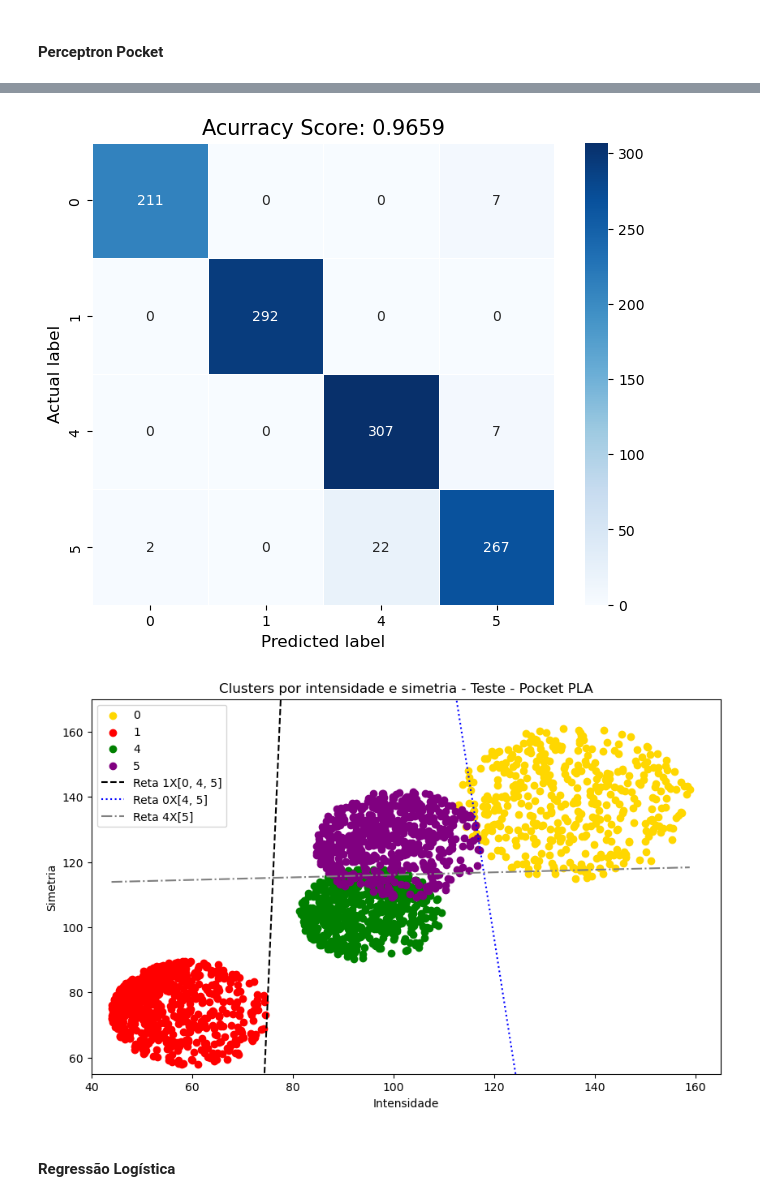
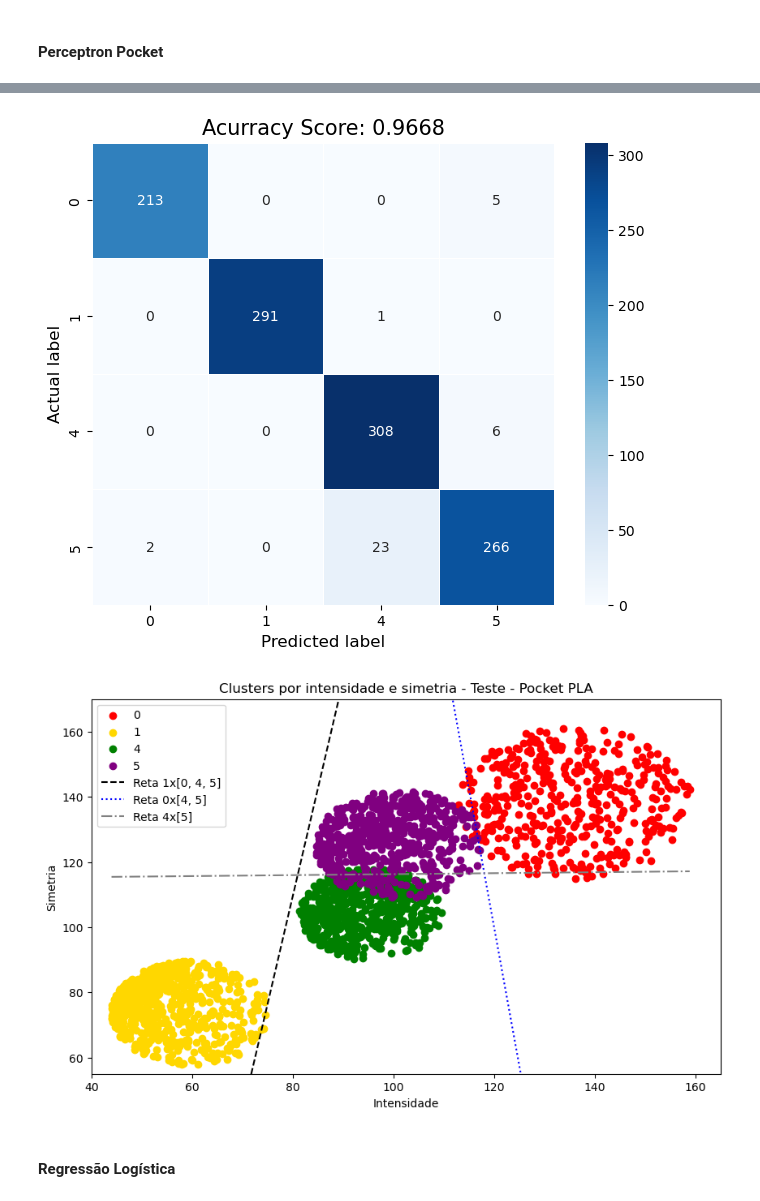
Before and after one commit to Guilherme-iram/Digits_project, a Jupyter notebook: resultados.ipynb, the cells around one changed output, grey strips where cells are left out. Cells and saved outputs as stored; diff of their text form; code cells hidden in the pictures.

```diff
--- a/resultados.ipynb
+++ b/resultados.ipynb
@@ -85,9 +101,9 @@ y_pred_pla = modelo_pla.predict_digit(X_test)
 
 print('Resultados - ' + str(lr))
 metrics = Metrics_multiclass(best_digits_pla)
-metrics.print_metrics_multiclass(y_test, ypred)
+metrics.print_metrics_multiclass(y_test, y_pred_pla)
 
 title_pla = 'Clusters por intensidade e simetria - Teste - ' + str(lr)
-plot_classification_digits(new_train_df, best_digits_pla, ['red', 'gold', 'green', 'purple'], title_pla, W=all_w_pla[:4])
+plot_classification_digits(new_train_df, best_digits_pla, title_pla, W=all_w_pla[:4])
 # %% [output]
 Resultados - Pocket PLA
@@ -104,5 +126,5 @@ weighted avg     0.9663    0.9659    0.9659      1115
 [figure]
-[figure, old version]
+[figure, new version]
 # %% [markdown]
 #### Regressão Logística
 # %%
```
Also changed, not shown: parts of 6 cells of this notebook, 7 other files.
